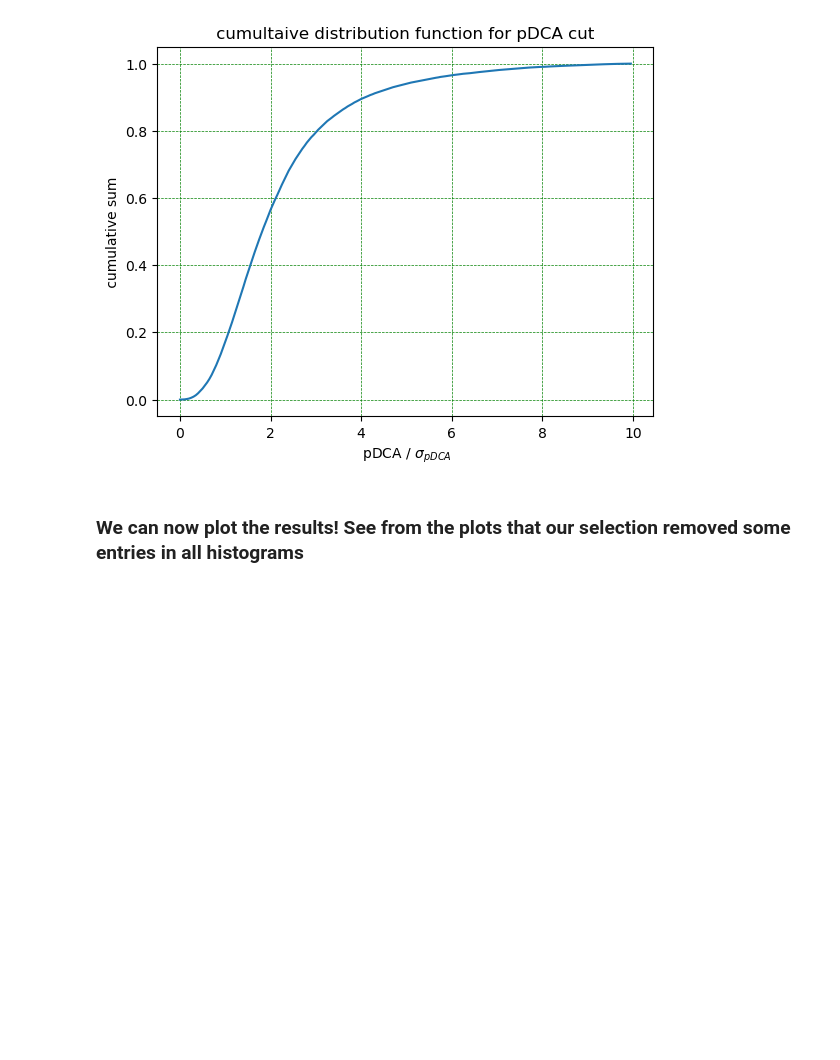
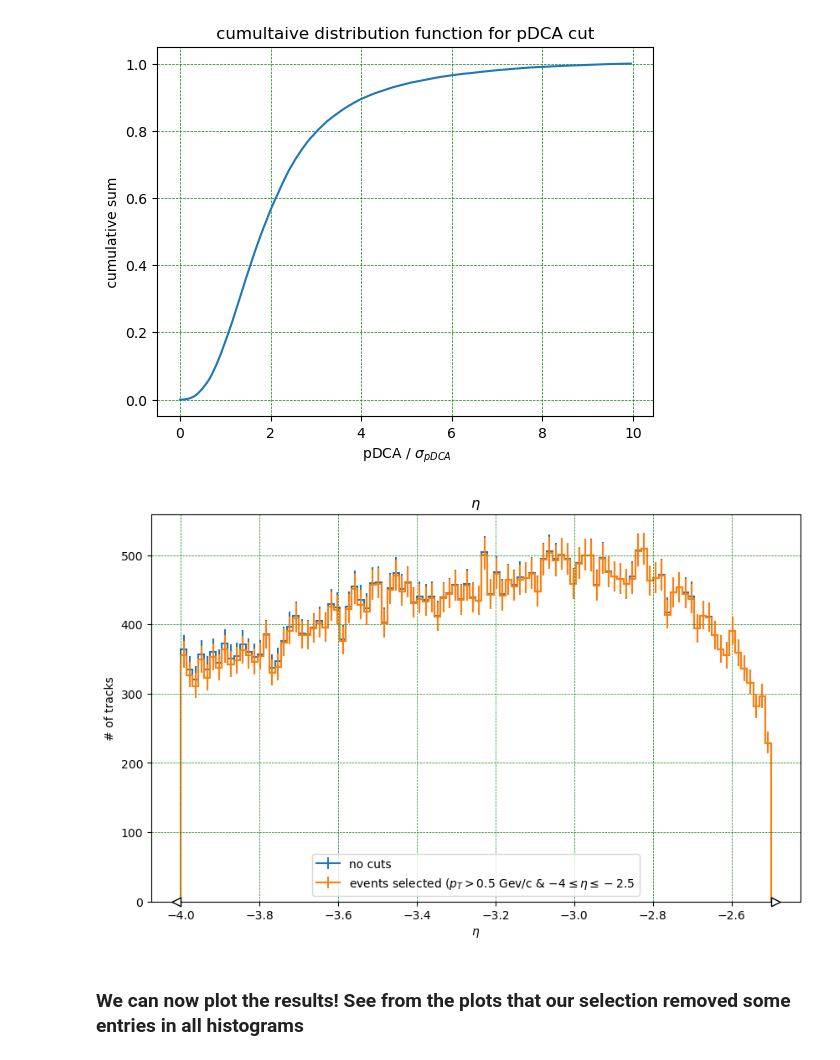
Before and after one commit to 00Goldy/qqbar2mumu-2025, a Jupyter notebook: notebooks/MC_pDCA.ipynb, the cells around one changed output. Cells and saved outputs as stored; diff of their text form; code cells hidden in the pictures; blank space fills up the shorter version.

```diff
--- a/notebooks/MC_pDCA.ipynb
+++ b/notebooks/MC_pDCA.ipynb
@@ -245,14 +247,19 @@ vhptRaw = hist.Hist(hist.axis.Regular(bins=100,start=0,stop=15,name='$p_T$'))
 vhptEvSel = hist.Hist(hist.axis.Regular(bins=100,start=0,stop=15,name='$p_T$'))
 vhptgen = hist.Hist(hist.axis.Regular(bins=100,start=0,stop=15,name='$p_T$'))
 
+#eta selection
+vhetaRaw = hist.Hist(hist.axis.Regular(bins=100,start=-4,stop=-2.5,name=r'$\eta$'))
+vhetaEvSel = hist.Hist(hist.axis.Regular(bins=100,start=-4,stop=-2.5,name=r'$\eta$'))
+vhetagen = hist.Hist(hist.axis.Regular(bins=100,start=-4,stop=-2.5,name=r'$\eta$'))
+
 scan(dataDescription=f"{BASEDIR}/run291694.{DATATYPE}.root:eventsTree",
-          hMag=vhMagRaw, hPhi=vhPhiRaw, hpDCA=vhpDCARaw, hsigmapDCA=vhsigmapDCARaw, hfraction=vhfractionRaw, hpt=vhptRaw)
+          hMag=vhMagRaw, hPhi=vhPhiRaw, hpDCA=vhpDCARaw, hsigmapDCA=vhsigmapDCARaw, hfraction=vhfractionRaw, hpt=vhptRaw, heta=vhetaRaw)
 
 scangen(dataDescription=f"{BASEDIR}/run291694.{DATATYPE}.root:genTree",
-        hptgen=vhptgen)
+        hptgen=vhptgen, hetagen=vhetagen)
 
 scan(dataDescription=f"{BASEDIR}/run291694.{DATATYPE}.root:eventsTree",
-          hMag=vhMagEvSel, hPhi=vhPhiEvSel, hpDCA=vhpDCAEvSel, hsigmapDCA=vhsigmapDCAEvSel, hfraction=vhfractionEvSel, hpt=vhptEvSel,
-          eventSelector=lambda x: (x["isCMUL"]==True),
+          hMag=vhMagEvSel, hPhi=vhPhiEvSel, hpDCA=vhpDCAEvSel, hsigmapDCA=vhsigmapDCAEvSel, hfraction=vhfractionEvSel, hpt=vhptEvSel, heta=vhetaEvSel,
+          #eventSelector=lambda x: (x["isCMUL"]==True),
           trackSelector=lambda x: (x.pt>0.5) & (x.eta<-2.5) & (x.eta>-4.0))
 # %% [output]
@@ -337,6 +346,18 @@ plt.grid(color = 'green', linestyle = '--', linewidth = 0.5)
 #plt.savefig("cumsum_pDCA_cut.png")
 # %% [output]
 [figure]
+# %%
+plt.figure(figsize=(10, 6))
+vhetaRaw.plot(label="no cuts")
+vhetaEvSel.plot(label=r"events selected ($p_T > 0.5$ Gev/c & $-4 \leq \eta \leq -2.5$")
+#plt.yscale("log")
+plt.ylabel("# of tracks")
+plt.title(r'$\eta$');
+plt.grid(color = 'green', linestyle = '--', linewidth = 0.5)
+plt.legend();
+#plt.savefig("pDCA_run291694.png")
+# %% [output]
+[figure, added]
 # %% [markdown]
 ### We can now plot the results! See from the plots that our selection removed some entries in all histograms
 # %%
```
Also changed, not shown: parts of 7 cells of this notebook, 2 other files.
